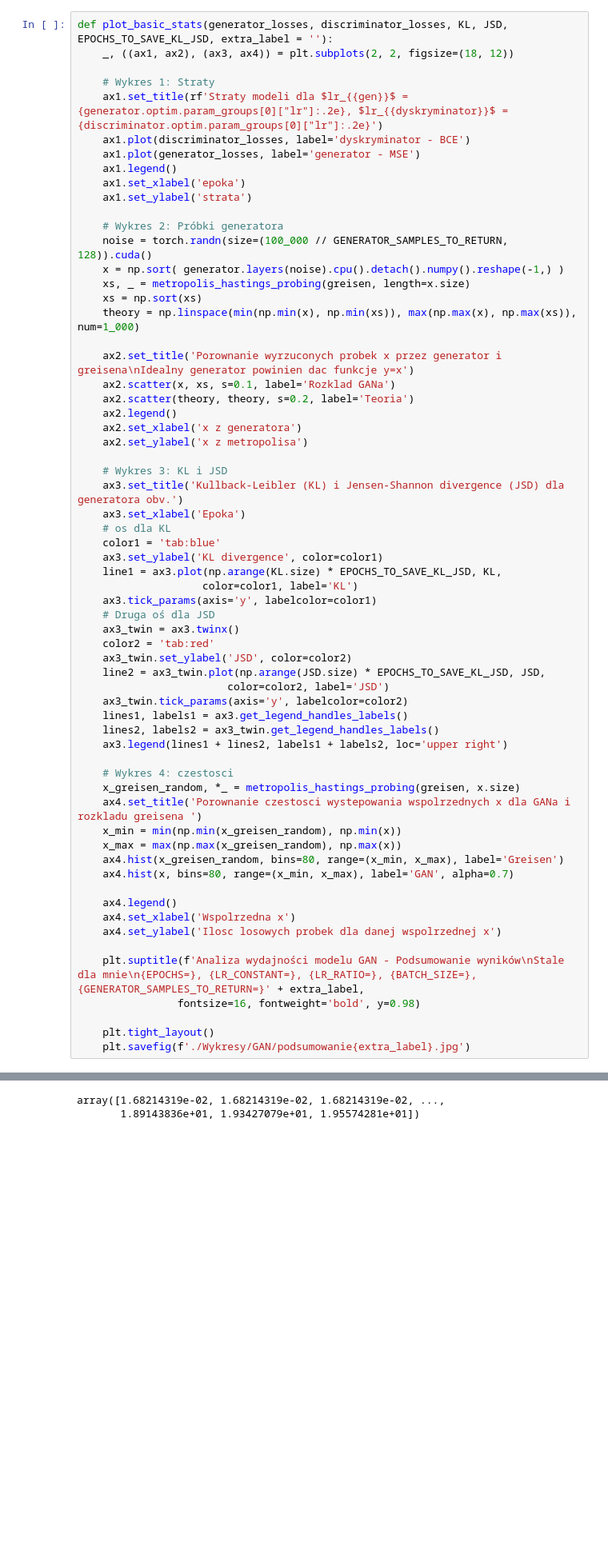
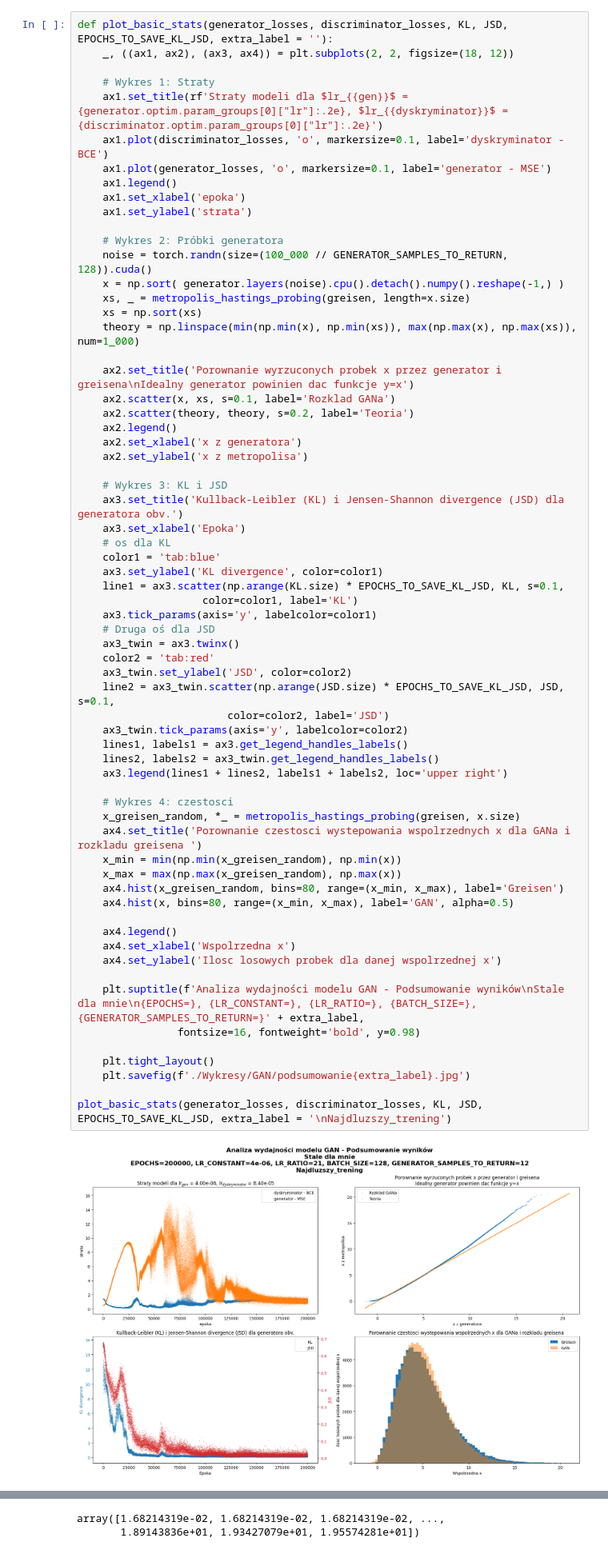
Before and after one commit to kluski777/PraktykiGAN, a Jupyter notebook: GAN.ipynb, the cells around one changed output, grey strips where cells are left out. Shown at 80% size. Drawn from its saved outputs; the diff is of its cells as text; blank space fills up the shorter version.

```diff
--- a/GAN.ipynb
+++ b/GAN.ipynb
@@ -102,8 +102,8 @@ def plot_basic_stats(generator_losses, discriminator_losses, KL, JSD, EPOCHS_TO_
 
     # Wykres 1: Straty
     ax1.set_title(rf'Straty modeli dla $lr_{{gen}}$ = {generator.optim.param_groups[0]["lr"]:.2e}, $lr_{{dyskryminator}}$ = {discriminator.optim.param_groups[0]["lr"]:.2e}')
-    ax1.plot(discriminator_losses, label='dyskryminator - BCE')
-    ax1.plot(generator_losses, label='generator - MSE')
+    ax1.plot(discriminator_losses, 'o', markersize=0.1, label='dyskryminator - BCE')
+    ax1.plot(generator_losses, 'o', markersize=0.1, label='generator - MSE')
     ax1.legend()
     ax1.set_xlabel('epoka')
     ax1.set_ylabel('strata')
@@ -128,37 +128,41 @@ def plot_basic_stats(generator_losses, discriminator_losses, KL, JSD, EPOCHS_TO_
     # os dla KL
     color1 = 'tab:blue'
     ax3.set_ylabel('KL divergence', color=color1)
-    line1 = ax3.plot(np.arange(KL.size) * EPOCHS_TO_SAVE_KL_JSD, KL,
+    line1 = ax3.scatter(np.arange(KL.size) * EPOCHS_TO_SAVE_KL_JSD, KL, s=0.1,
                     color=color1, label='KL')
     ax3.tick_params(axis='y', labelcolor=color1)
     # Druga oś dla JSD
     ax3_twin = ax3.twinx()
     color2 = 'tab:red'
     ax3_twin.set_ylabel('JSD', color=color2)
-    line2 = ax3_twin.plot(np.arange(JSD.size) * EPOCHS_TO_SAVE_KL_JSD, JSD,
+    line2 = ax3_twin.scatter(np.arange(JSD.size) * EPOCHS_TO_SAVE_KL_JSD, JSD, s=0.1,
                         color=color2, label='JSD')
     ax3_twin.tick_params(axis='y', labelcolor=color2)
     lines1, labels1 = ax3.get_legend_handles_labels()
     lines2, labels2 = ax3_twin.get_legend_handles_labels()
     ax3.legend(lines1 + lines2, labels1 + labels2, loc='upper right')
 
     # Wykres 4: czestosci
     x_greisen_random, *_ = metropolis_hastings_probing(greisen, x.size)
     ax4.set_title('Porownanie czestosci wystepowania wspolrzednych x dla GANa i rozkladu greisena ')
     x_min = min(np.min(x_greisen_random), np.min(x))
     x_max = max(np.max(x_greisen_random), np.max(x))
     ax4.hist(x_greisen_random, bins=80, range=(x_min, x_max), label='Greisen')
-    ax4.hist(x, bins=80, range=(x_min, x_max), label='GAN', alpha=0.7)
+    ax4.hist(x, bins=80, range=(x_min, x_max), label='GAN', alpha=0.5)
 
     ax4.legend()
     ax4.set_xlabel('Wspolrzedna x')
     ax4.set_ylabel('Ilosc losowych probek dla danej wspolrzednej x')
 
     plt.suptitle(f'Analiza wydajności modelu GAN - Podsumowanie wyników\nStale dla mnie\n{EPOCHS=}, {LR_CONSTANT=}, {LR_RATIO=}, {BATCH_SIZE=}, {GENERATOR_SAMPLES_TO_RETURN=}' + extra_label,
                 fontsize=16, fontweight='bold', y=0.98)
 
     plt.tight_layout()
     plt.savefig(f'./Wykresy/GAN/podsumowanie{extra_label}.jpg')
+
+plot_basic_stats(generator_losses, discriminator_losses, KL, JSD, EPOCHS_TO_SAVE_KL_JSD, extra_label = '\nNajdluzszy_trening')
+# %% [output]
+[figure, added]
 # %%
 # Konfiguracja
 torch.manual_seed(42)
```
Also changed, not shown: parts of 2 cells of this notebook, 9 other files.
